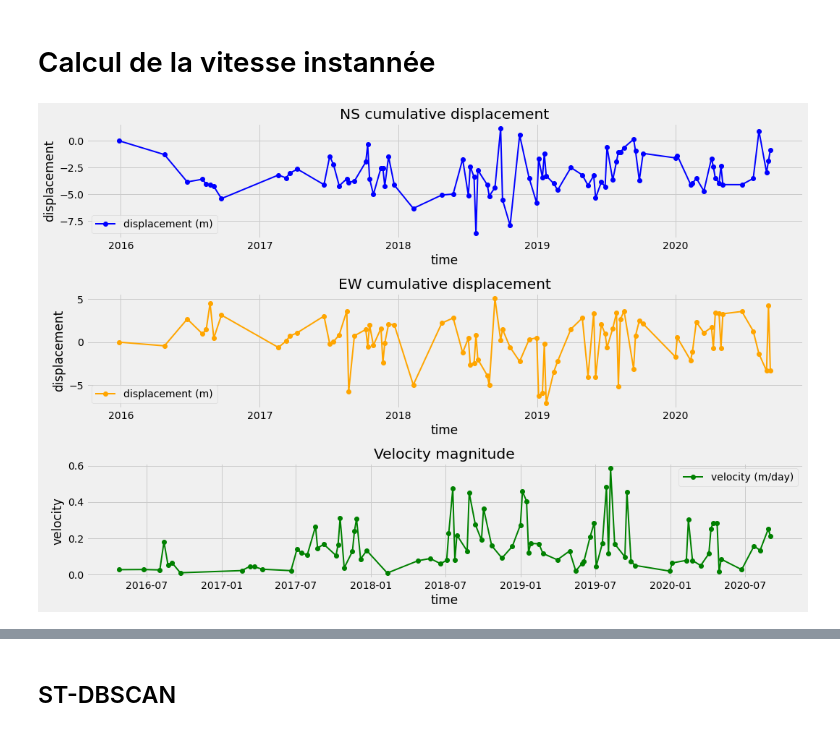
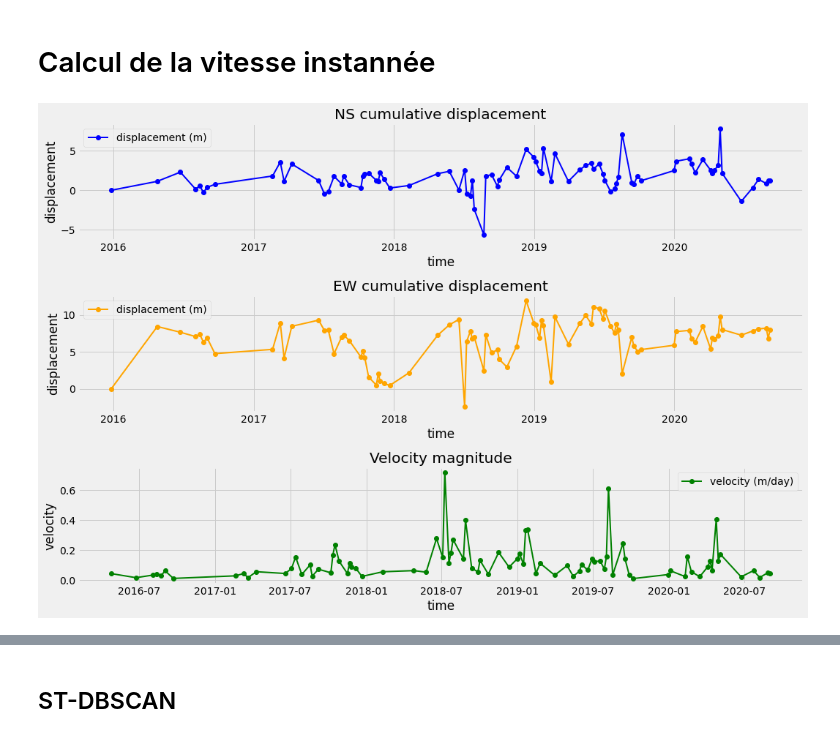
Before and after one commit to EddyVianney/Stage_master2_sdsc_eost, a Jupyter notebook: PMEDV_STAGE_SDSC_EOST.ipynb, the cells around one changed output, grey strips where cells are left out. Saved outputs shown, nothing was run; the diff lists cells and outputs as text; code cells hidden in the pictures.

```diff
--- a/PMEDV_STAGE_SDSC_EOST.ipynb
+++ b/PMEDV_STAGE_SDSC_EOST.ipynb
@@ -281,11 +281,14 @@ def compute_inst_vels(series, n_cores=n_cores):
         return results
 # %%
 # calcul des vitesses instantanées sur chaque composante
-#ns_vel_ts = compute_inst_vels(ns_ts)
-#ew_vel_ts = compute_inst_vels(ew_ts)
+ns_vel_ts = compute_inst_vels(ns_ts)
+ew_vel_ts = compute_inst_vels(ew_ts)
 
 # calcul de la magnitude du vecteur vitesse instantanée
 #magnitude_ts = compute_magnitude(ns_vel_ts, ew_vel_ts)
+# %%
+# calcul de la magnitude du vecteur vitesse instantanée
+magnitude_ts = compute_magnitude(ns_vel_ts, ew_vel_ts)
 # %%
 plot_series(magnitude_ts)
 # %% [output]
@@ -351,7 +354,7 @@ def plot_disp_vel(ns_ts, ew_ts, vels):
     fig.tight_layout()
     plt.show()
 # %%
-n = 87000
+n = 44000
 plot_disp_vel(ns_ts[n], ew_ts[n], magnitude_ts[n])
 # %% [output]
-[figure, old version]
+[figure, new version]
```
Also changed, not shown: parts of 44 cells of this notebook.
